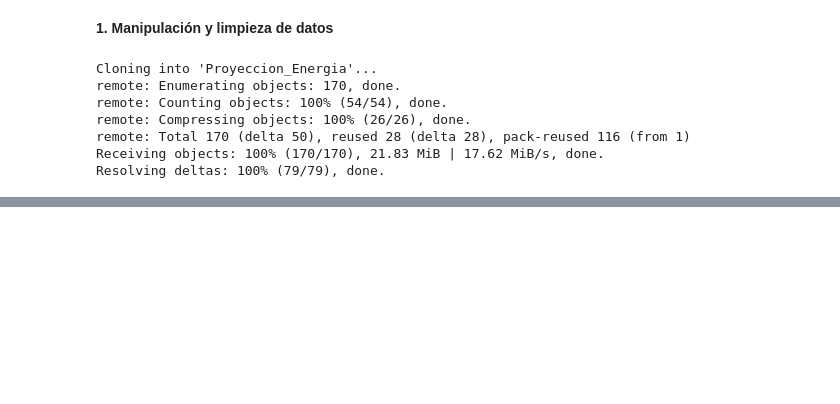
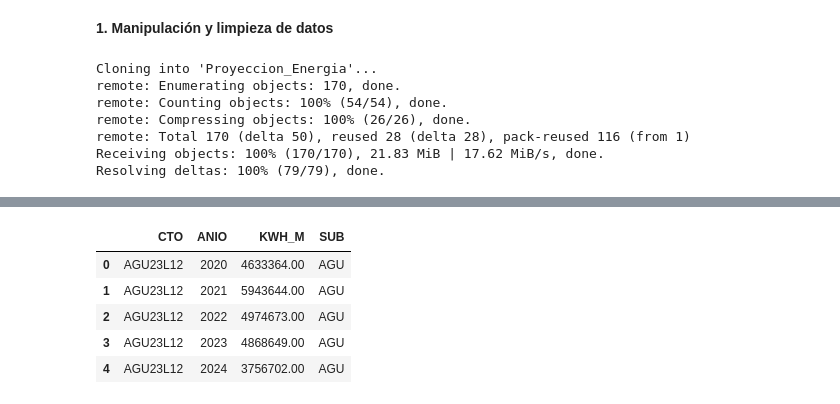
Before and after one commit to alvillegasru/Proyeccion_Energia, a Jupyter notebook: Cuaderno/ProyeccionDemanda.ipynb, the cells around one changed output, grey strips where cells are left out. Saved outputs shown, nothing was run; the diff lists cells and outputs as text; code cells hidden in the pictures; blank space fills up the shorter version.

```diff
--- a/Cuaderno/ProyeccionDemanda.ipynb
+++ b/Cuaderno/ProyeccionDemanda.ipynb
@@ -94,0 +104,10 @@ drive.mount('/content/gdrive',force_remount = True)
+# %%
+energias_filtrado['SUB'] = energias_filtrado['CTO'].str[:3]
+energias_filtrado.head()
+# %% [output]
+|  | CTO | ANIO | KWH_M | SUB |
+| 0 | AGU23L12 | 2020 | 4633364.00 | AGU |
+| 1 | AGU23L12 | 2021 | 5943644.00 | AGU |
+| 2 | AGU23L12 | 2022 | 4974673.00 | AGU |
+| 3 | AGU23L12 | 2023 | 4868649.00 | AGU |
+| 4 | AGU23L12 | 2024 | 3756702.00 | AGU |
```
Also changed, not shown: parts of 10 cells of this notebook.
